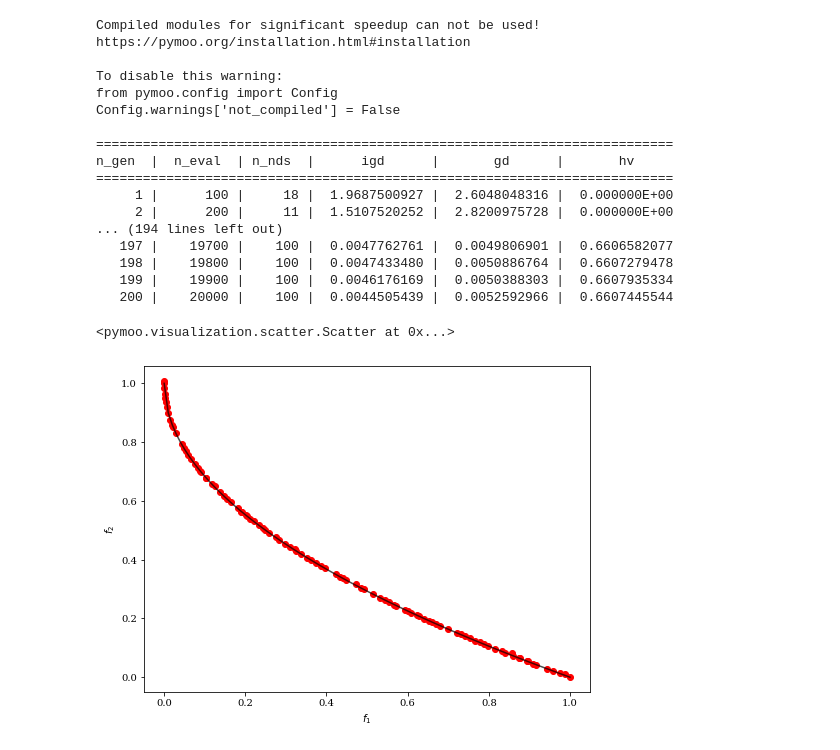
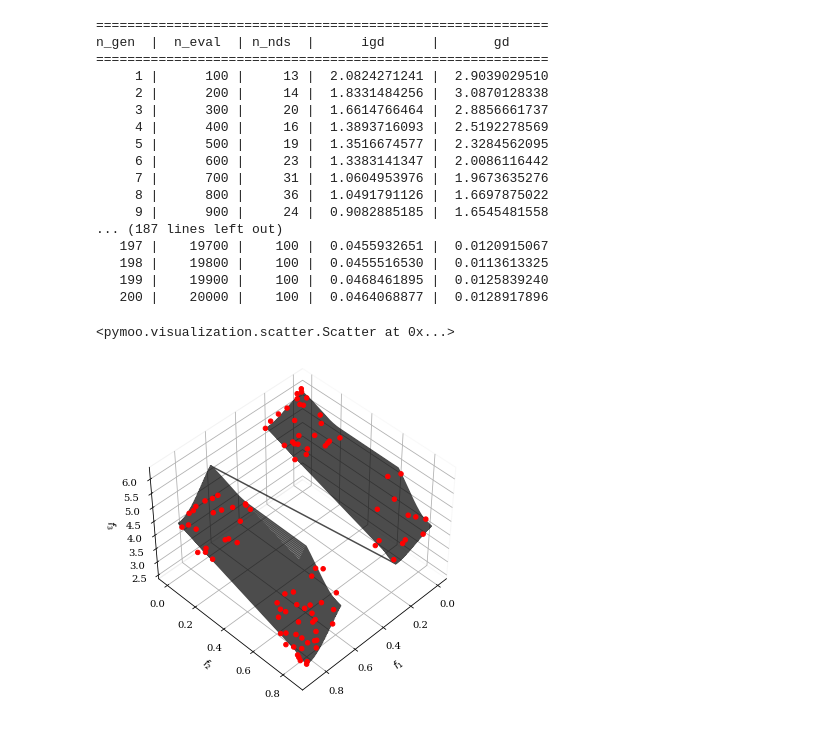
Before and after one commit to iali991/pymoo, a Jupyter notebook: trial.ipynb, the cells around one changed output. Drawn from its saved outputs; the diff is of its cells as text; code cells hidden in the pictures.

```diff
--- a/trial.ipynb
+++ b/trial.ipynb
@@ -1,40 +1,40 @@
 # %%
 from pymoo.algorithms.moo.nsga2 import NSGA2
 from pymoo.problems import get_problem
 from pymoo.optimize import minimize
 from pymoo.visualization.scatter import Scatter
 
-problem = get_problem("zdt1")
+problem = get_problem("DTLZ7")
 
 algorithm = NSGA2(pop_size=100)
 
 res = minimize(problem,
                 algorithm,
                 ('n_gen', 200),
                 seed=1,
                 verbose=True)
 
 plot = Scatter()
 plot.add(problem.pareto_front(), plot_type="line", color="black", alpha=0.7)
 plot.add(res.F, color="red")
 plot.show()
 # %% [output]
-Compiled modules for significant speedup can not be used!
-https://pymoo.org/installation.html#installation
-
-To disable this warning:
-from pymoo.config import Config
-Config.warnings['not_compiled'] = False
-
-==========================================================================
-n_gen  |  n_eval  | n_nds  |      igd      |       gd      |       hv
-==========================================================================
-     1 |      100 |     18 |  1.9687500927 |  2.6048048316 |  0.000000E+00
-     2 |      200 |     11 |  1.5107520252 |  2.8200975728 |  0.000000E+00
-... (194 lines left out)
-   197 |    19700 |    100 |  0.0047762761 |  0.0049806901 |  0.6606582077
-   198 |    19800 |    100 |  0.0047433480 |  0.0050886764 |  0.6607279478
-   199 |    19900 |    100 |  0.0046176169 |  0.0050388303 |  0.6607935334
-   200 |    20000 |    100 |  0.0044505439 |  0.0052592966 |  0.6607445544
+==========================================================
+n_gen  |  n_eval  | n_nds  |      igd      |       gd
+==========================================================
+     1 |      100 |     13 |  2.0824271241 |  2.9039029510
+     2 |      200 |     14 |  1.8331484256 |  3.0870128338
+     3 |      300 |     20 |  1.6614766464 |  2.8856661737
+     4 |      400 |     16 |  1.3893716093 |  2.5192278569
+     5 |      500 |     19 |  1.3516674577 |  2.3284562095
+     6 |      600 |     23 |  1.3383141347 |  2.0086116442
+     7 |      700 |     31 |  1.0604953976 |  1.9673635276
+     8 |      800 |     36 |  1.0491791126 |  1.6697875022
+     9 |      900 |     24 |  0.9082885185 |  1.6545481558
+... (187 lines left out)
+   197 |    19700 |    100 |  0.0455932651 |  0.0120915067
+   198 |    19800 |    100 |  0.0455516530 |  0.0113613325
+   199 |    19900 |    100 |  0.0468461895 |  0.0125839240
+   200 |    20000 |    100 |  0.0464068877 |  0.0128917896
 <pymoo.visualization.scatter.Scatter at 0x...>
-[figure, old version]
+[figure, new version]
```
Also changed, not shown: parts of 1 cell of this notebook.
